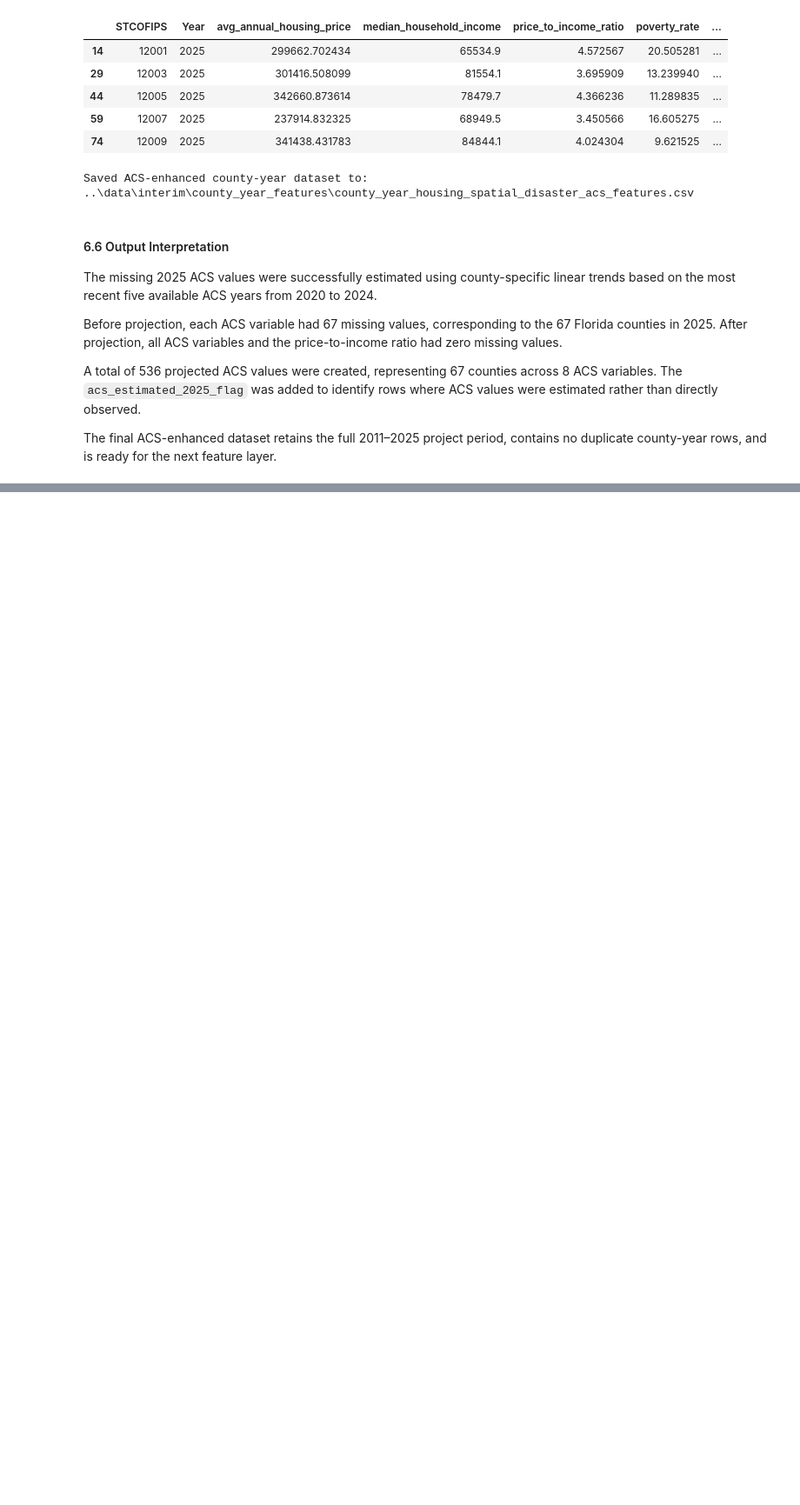
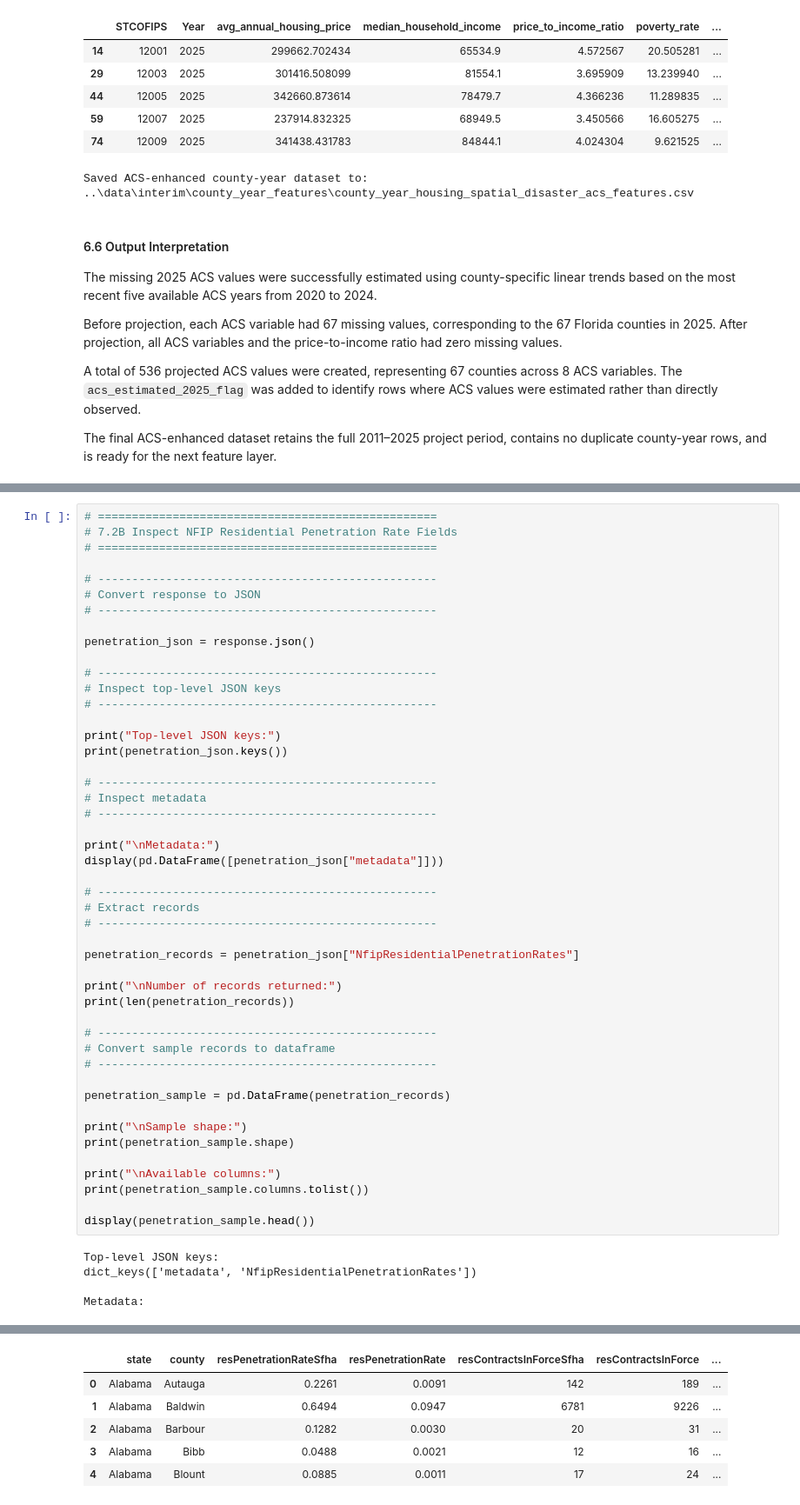
Before and after one commit to NimrahAltafAdam/climate-risk-housing-valuation, a Jupyter notebook: notebooks/04_county_year_vulnerability_dataset.ipynb, the cells around one changed output, grey strips where cells are left out. Shown at 87% size. Cells and saved outputs as stored; diff of their text form; blank space fills up the shorter version.

Commit message:
Complete Step 7- Add NFIP claims layer

```diff
--- a/notebooks/04_county_year_vulnerability_dataset.ipynb
+++ b/notebooks/04_county_year_vulnerability_dataset.ipynb
@@ -2826,0 +2973,52 @@ The final ACS-enhanced dataset retains the full 2011–2025 project period, cont
+# %%
+# ==================================================
+# 7.2B Inspect NFIP Residential Penetration Rate Fields
+# ==================================================
+
+# --------------------------------------------------
+# Convert response to JSON
+# --------------------------------------------------
+
+penetration_json = response.json()
+
+# --------------------------------------------------
+# Inspect top-level JSON keys
+# --------------------------------------------------
+
+print("Top-level JSON keys:")
+print(penetration_json.keys())
+
+# --------------------------------------------------
+# Inspect metadata
+# --------------------------------------------------
+
+print("\nMetadata:")
+display(pd.DataFrame([penetration_json["metadata"]]))
+
+# --------------------------------------------------
+# Extract records
+# --------------------------------------------------
+
+penetration_records = penetration_json["NfipResidentialPenetrationRates"]
+
+print("\nNumber of records returned:")
+print(len(penetration_records))
+
+# --------------------------------------------------
+# Convert sample records to dataframe
+# --------------------------------------------------
+
+penetration_sample = pd.DataFrame(penetration_records)
+
+print("\nSample shape:")
+print(penetration_sample.shape)
+
+print("\nAvailable columns:")
+print(penetration_sample.columns.tolist())
+
+display(penetration_sample.head())
+# %% [output]
+Top-level JSON keys:
+dict_keys(['metadata', 'NfipResidentialPenetrationRates'])
+
+Metadata:
@@ -2826,0 +3035,6 @@ The final ACS-enhanced dataset retains the full 2011–2025 project period, cont
+|  | state | county | resPenetrationRateSfha | resPenetrationRate | resContractsInForceSfha | resContractsInForce | ... |
+| 0 | Alabama | Autauga | 0.2261 | 0.0091 | 142 | 189 | ... |
+| 1 | Alabama | Baldwin | 0.6494 | 0.0947 | 6781 | 9226 | ... |
+| 2 | Alabama | Barbour | 0.1282 | 0.0030 | 20 | 31 | ... |
+| 3 | Alabama | Bibb | 0.0488 | 0.0021 | 12 | 16 | ... |
+| 4 | Alabama | Blount | 0.0885 | 0.0011 | 17 | 24 | ... |
```
Also changed, not shown: parts of 33 cells of this notebook.
